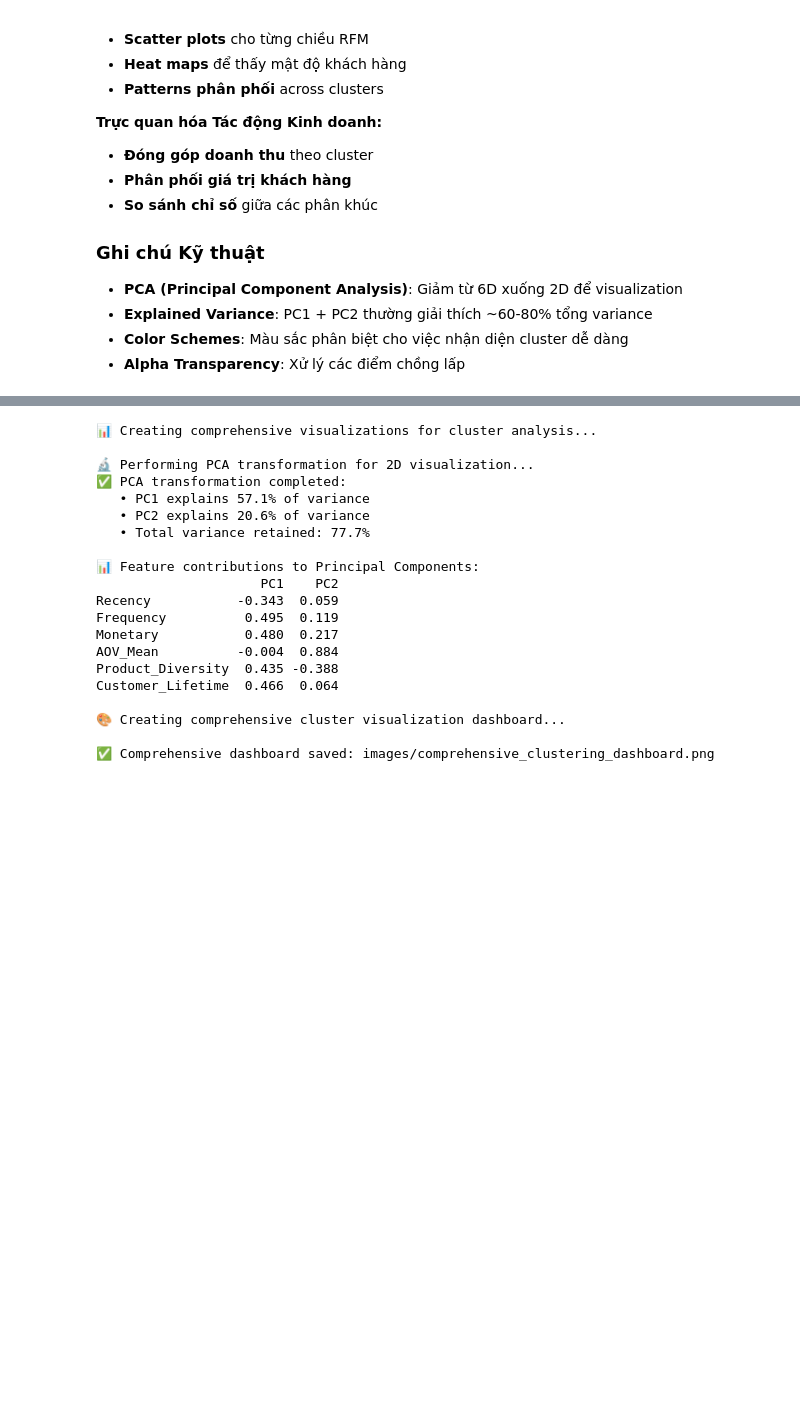
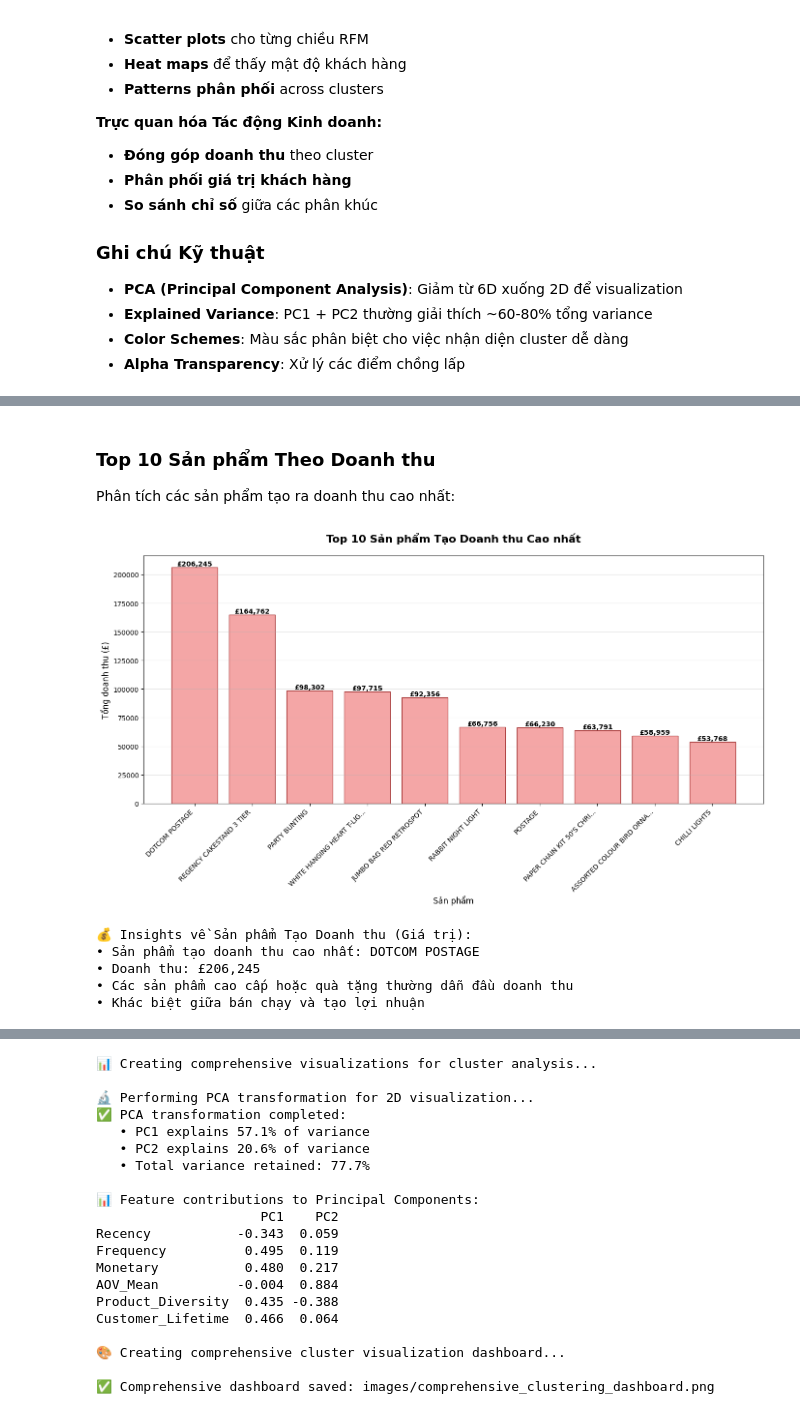
Before and after one commit to Tnemo65/DSpr, a Jupyter notebook: online_retail_analysis_compact.ipynb, the cells around one changed output, grey strips where cells are left out. Saved outputs shown, nothing was run; the diff lists cells and outputs as text; code cells hidden in the pictures; blank space fills up the shorter version.

```diff
--- a/online_retail_analysis_compact.ipynb
+++ b/online_retail_analysis_compact.ipynb
@@ -1351,0 +1338,48 @@ Phân tích kinh doanh và khuyến nghị hoàn thành!
+# %% [markdown]
+### Top 10 Sản phẩm Theo Doanh thu
+
+Phân tích các sản phẩm tạo ra doanh thu cao nhất:
+# %%
+# Tạo cột Revenue nếu chưa có
+if 'Revenue' not in df.columns:
+    df['Revenue'] = df['Quantity'] * df['UnitPrice']
+
+# Tính toán top sản phẩm theo doanh thu
+top_products_revenue = df.groupby(['StockCode', 'Description'])['Revenue'].sum().reset_index()
+top_products_revenue = top_products_revenue.sort_values('Revenue', ascending=False).head(10)
+
+plt.figure(figsize=(14, 8))
+bars = plt.bar(range(len(top_products_revenue)), top_products_revenue['Revenue'],
+               color='lightcoral', edgecolor='darkred', alpha=0.7)
+
+plt.title('Top 10 Sản phẩm Tạo Doanh thu Cao nhất',
+          fontsize=16, fontweight='bold', pad=20)
+plt.xlabel('Sản phẩm', fontsize=12)
+plt.ylabel('Tổng doanh thu (£)', fontsize=12)
+
+# Tạo labels ngắn gọn cho sản phẩm
+labels = [desc[:25] + '...' if len(desc) > 25 else desc for desc in top_products_revenue['Description']]
+plt.xticks(range(len(top_products_revenue)), labels, rotation=45, ha='right')
+
+# Thêm giá trị trên mỗi cột
+for i, bar in enumerate(bars):
+    height = bar.get_height()
+    plt.text(bar.get_x() + bar.get_width()/2., height,
+             f'£{int(height):,}', ha='center', va='bottom', fontweight='bold')
+
+plt.grid(axis='y', alpha=0.3)
+plt.tight_layout()
+plt.show()
+
+print("💰 Insights về Sản phẩm Tạo Doanh thu (Giá trị):")
+print(f"• Sản phẩm tạo doanh thu cao nhất: {top_products_revenue.iloc[0]['Description']}")
+print(f"• Doanh thu: £{top_products_revenue.iloc[0]['Revenue']:,.0f}")
+print(f"• Các sản phẩm cao cấp hoặc quà tặng thường dẫn đầu doanh thu")
+print(f"• Khác biệt giữa bán chạy và tạo lợi nhuận")
+# %% [output]
+[figure, added]
+💰 Insights về Sản phẩm Tạo Doanh thu (Giá trị):
+• Sản phẩm tạo doanh thu cao nhất: DOTCOM POSTAGE
+• Doanh thu: £206,245
+• Các sản phẩm cao cấp hoặc quà tặng thường dẫn đầu doanh thu
+• Khác biệt giữa bán chạy và tạo lợi nhuận
```
Also changed, not shown: parts of 28 cells of this notebook, 49 other files.
